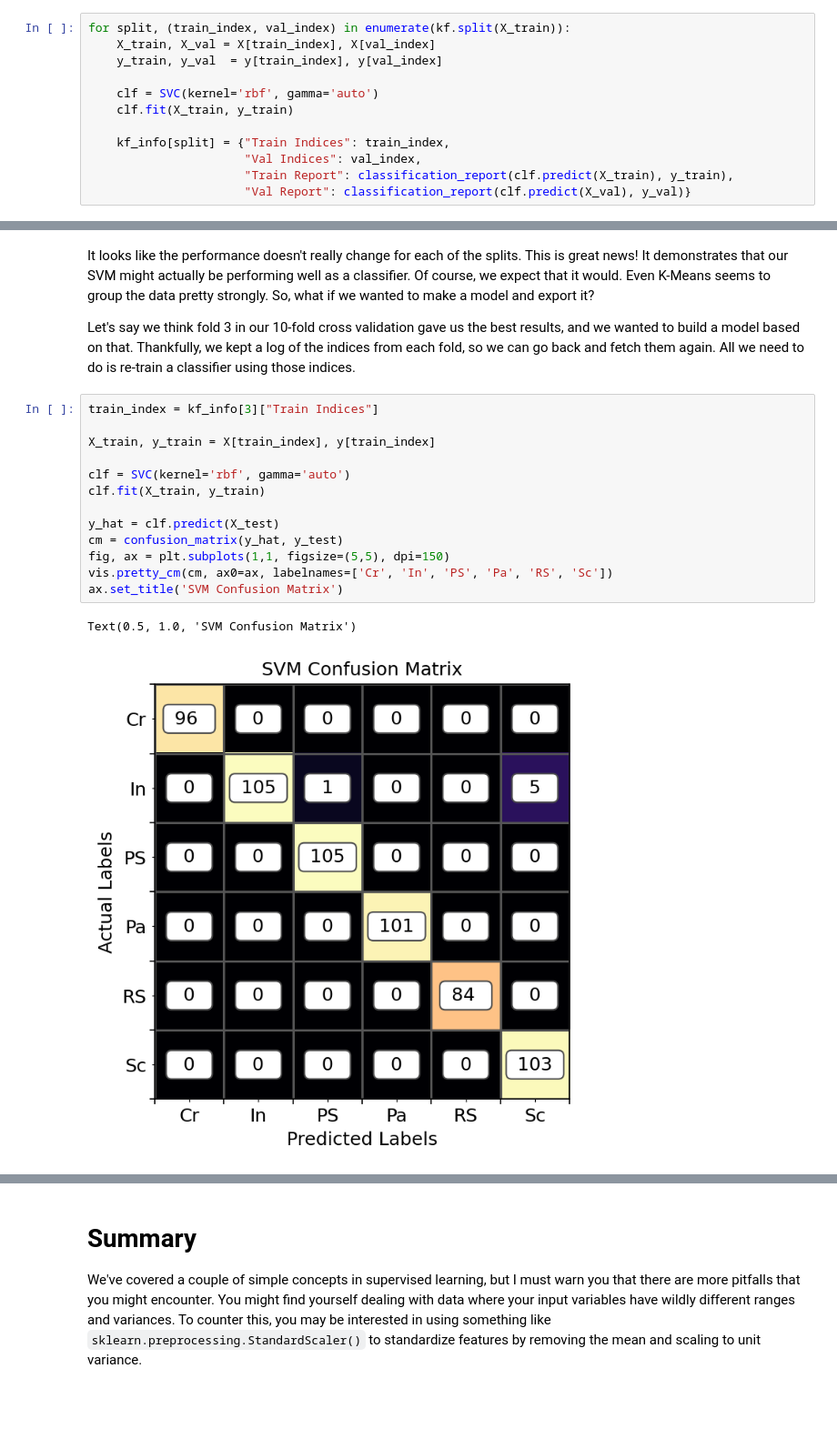
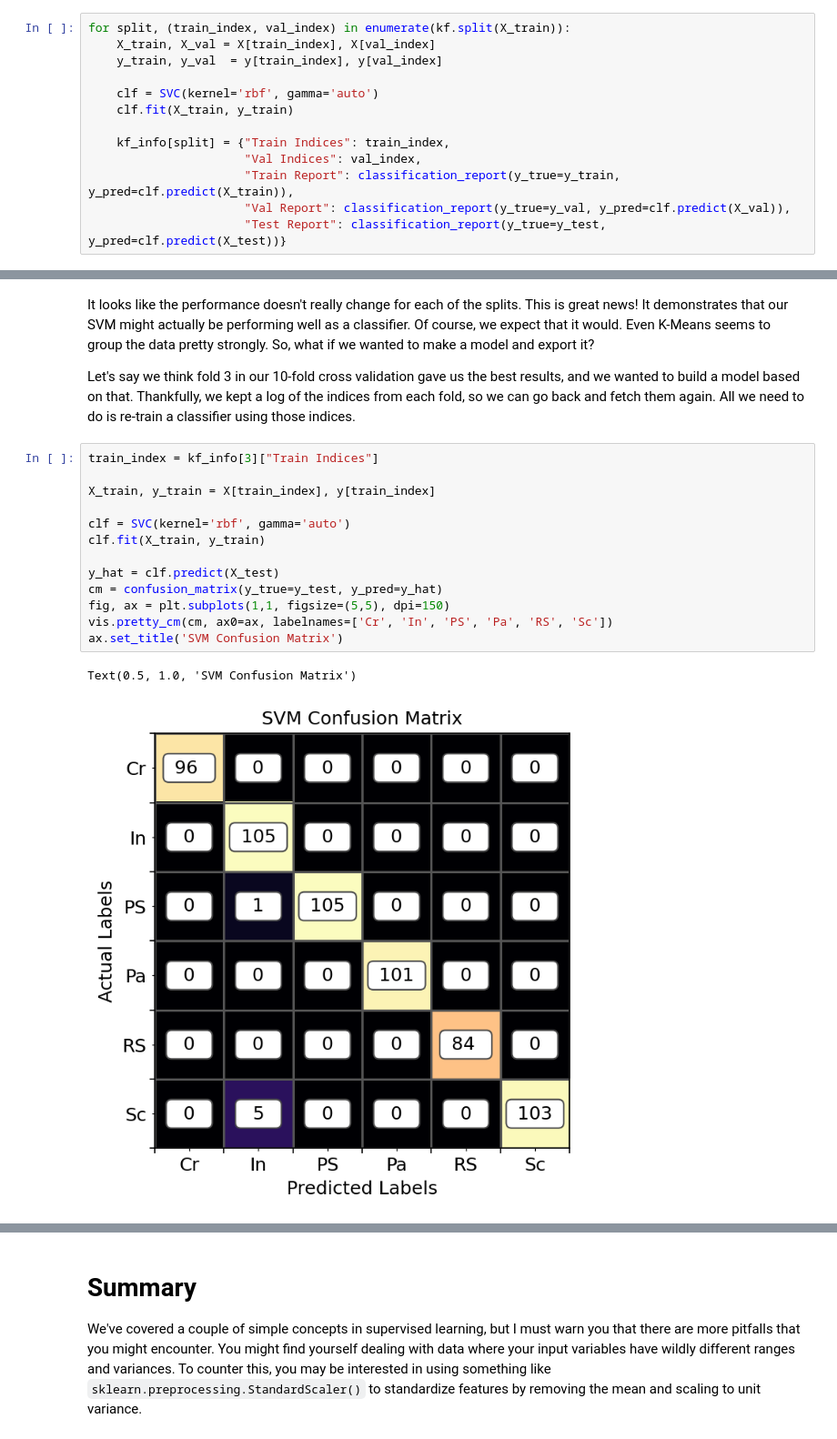
Before and after one commit to holmgroup/NextGenFellows, a Jupyter notebook: notebooks/4.0_Supervised_Learning.ipynb, the cells around one changed output, grey strips where cells are left out. Shown at 91% size. Drawn from its saved outputs; the diff is of its cells as text; blank space fills up the shorter version.

```diff
--- a/notebooks/4.0_Supervised_Learning.ipynb
+++ b/notebooks/4.0_Supervised_Learning.ipynb
@@ -170,8 +200,9 @@ for split, (train_index, val_index) in enumerate(kf.split(X_train)):
 
     kf_info[split] = {"Train Indices": train_index,
                       "Val Indices": val_index,
-                      "Train Report": classification_report(clf.predict(X_train), y_train),
-                      "Val Report": classification_report(clf.predict(X_val), y_val)}
+                      "Train Report": classification_report(y_true=y_train, y_pred=clf.predict(X_train)),
+                      "Val Report": classification_report(y_true=y_val, y_pred=clf.predict(X_val)),
+                      "Test Report": classification_report(y_true=y_test, y_pred=clf.predict(X_test))}
 # %%
 for k in range(len(kf_info)):
     print("Fold Number = ", k)
@@ -203,19 +234,19 @@ Let's say we think fold 3 in our 10-fold cross validation gave us the best resul
 # %%
 train_index = kf_info[3]["Train Indices"]
 
 X_train, y_train = X[train_index], y[train_index]
 
 clf = SVC(kernel='rbf', gamma='auto')
 clf.fit(X_train, y_train)
 
 y_hat = clf.predict(X_test)
-cm = confusion_matrix(y_hat, y_test)
+cm = confusion_matrix(y_true=y_test, y_pred=y_hat)
 fig, ax = plt.subplots(1,1, figsize=(5,5), dpi=150)
 vis.pretty_cm(cm, ax0=ax, labelnames=['Cr', 'In', 'PS', 'Pa', 'RS', 'Sc'])
 ax.set_title('SVM Confusion Matrix')
 # %% [output]
 Text(0.5, 1.0, 'SVM Confusion Matrix')
-[figure, old version]
+[figure, new version]
 # %%
 # Save the classifier using Pickle
 CLF_PATH = os.path.join('..', 'models', 'SVM_classifier.pkl')
```
Also changed, not shown: parts of 8 cells of this notebook, 2 other files.
